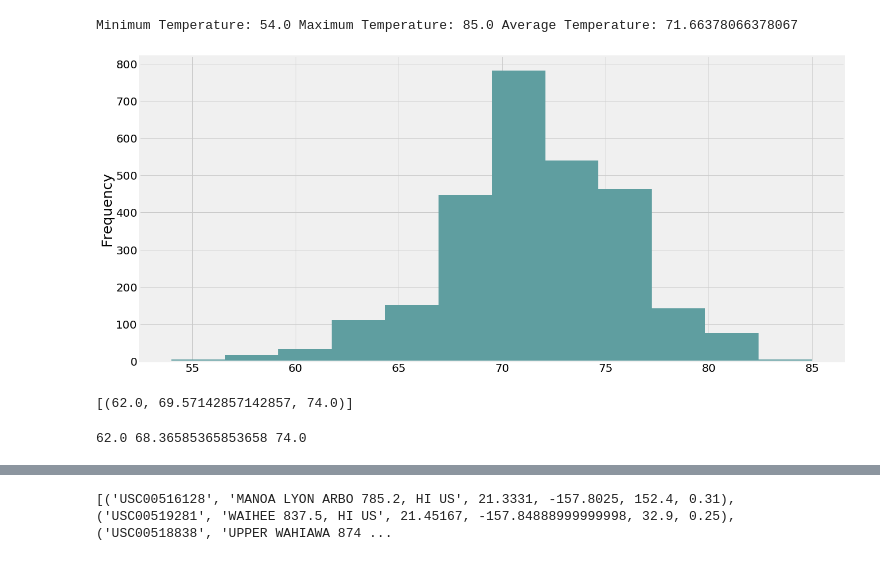
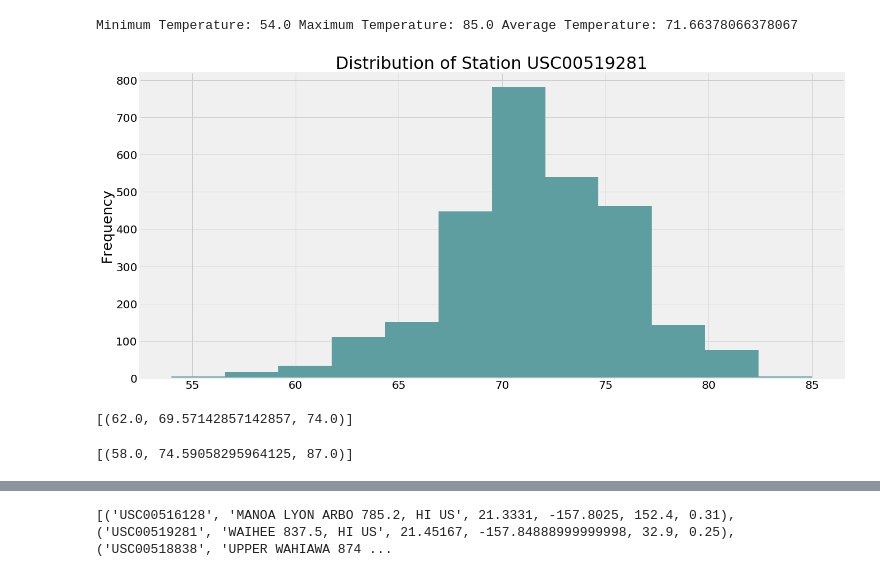
Before and after one commit to josephsy96/sqlalchemy-challenge, a Jupyter notebook: climate_starter.ipynb, the cells around one changed output, grey strips where cells are left out. Saved outputs shown, nothing was run; the diff lists cells and outputs as text; code cells hidden in the pictures.

Commit message:
add calc temps

```diff
--- a/climate_starter.ipynb
+++ b/climate_starter.ipynb
@@ -146,12 +146,13 @@ Minimum Temperature: 54.0 Maximum Temperature: 85.0 Average Temperature: 71.6637
 # %%
 # Choose the station with the highest number of temperature observations.
 # Query the last 12 months of temperature observation data for this station and plot the results as a histogram
 station_seven['tobs'].plot(kind="hist",bins=12,figsize=(20,10), color="cadetblue");
+plt.title('Distribution of Station USC00519281', size=30)
 plt.ylabel('Frequency',size=25);
 plt.yticks(size=20);
 plt.xticks(size=20);
 # %% [output]
-[figure, old version]
+[figure, new version]
 # %%
 # This function called `calc_temps` will accept start date and end date in the format '%Y-%m-%d'
 # and return the minimum, average, and maximum temperatures for that range of dates
@@ -176,8 +177,9 @@ print(calc_temps('2012-02-28', '2012-03-05'))
 # %%
 # Use your previous function `calc_temps` to calculate the tmin, tavg, and tmax
 # for your trip using the previous year's data for those same dates.
+print(calc_temps('2016-08-23','2017-08-23'))
 # %% [output]
-62.0 68.36585365853658 74.0
+[(58.0, 74.59058295964125, 87.0)]
 # %%
 # Plot the results from your previous query as a bar chart.
 # Use "Trip Avg Temp" as your Title
```
